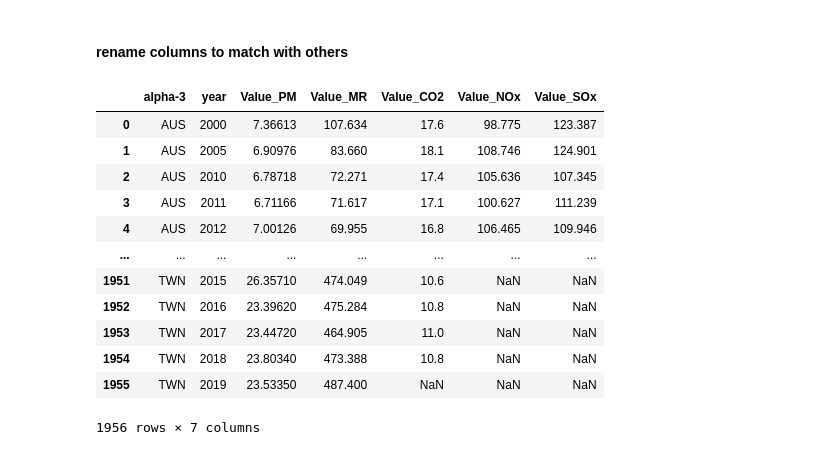
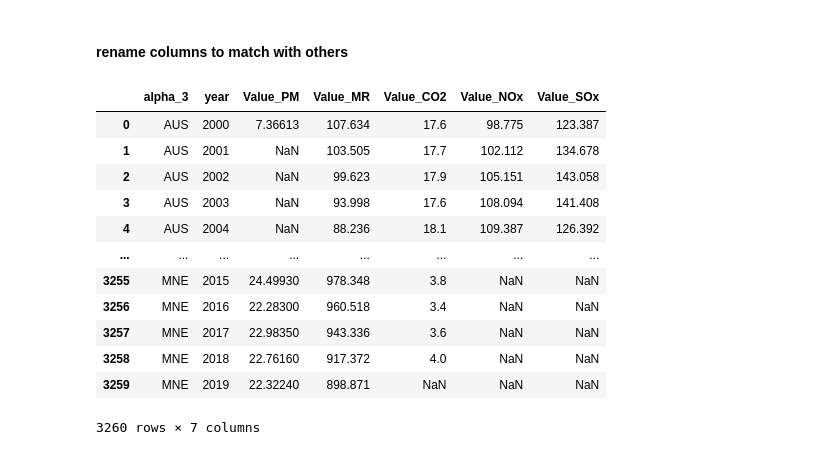
Before and after one commit to acsours/etl_coal_data, a Jupyter notebook: Pollution_exposure_effect.ipynb, the cells around one changed output. Saved outputs shown, nothing was run; the diff lists cells and outputs as text; code cells hidden in the pictures.

```diff
--- a/Pollution_exposure_effect.ipynb
+++ b/Pollution_exposure_effect.ipynb
@@ -330,0 +317,4 @@ comb_df
+# %%
+# do right join to keep all available years
+comb_df=pd.merge(poll_PM_clean,poll_mortality_clean, how='right', on=['LOCATION','TIME'], suffixes=('_PM','_MR'))
+comb_df
@@ -393,22 +445,22 @@ comb_full
 # %% [markdown]
 #### rename columns to match with others
 # %%
-comb_full=comb_full.rename(columns={'LOCATION':'alpha-3', 'TIME':'year'})
+comb_full=comb_full.rename(columns={'LOCATION':'alpha_3', 'TIME':'year'})
 comb_full
 # %% [output]
-|  | alpha-3 | year | Value_PM | Value_MR | Value_CO2 | Value_NOx | Value_SOx |
+|  | alpha_3 | year | Value_PM | Value_MR | Value_CO2 | Value_NOx | Value_SOx |
 | 0 | AUS | 2000 | 7.36613 | 107.634 | 17.6 | 98.775 | 123.387 |
-| 1 | AUS | 2005 | 6.90976 | 83.660 | 18.1 | 108.746 | 124.901 |
-| 2 | AUS | 2010 | 6.78718 | 72.271 | 17.4 | 105.636 | 107.345 |
-| 3 | AUS | 2011 | 6.71166 | 71.617 | 17.1 | 100.627 | 111.239 |
-| 4 | AUS | 2012 | 7.00126 | 69.955 | 16.8 | 106.465 | 109.946 |
+| 1 | AUS | 2001 | NaN | 103.505 | 17.7 | 102.112 | 134.678 |
+| 2 | AUS | 2002 | NaN | 99.623 | 17.9 | 105.151 | 143.058 |
+| 3 | AUS | 2003 | NaN | 93.998 | 17.6 | 108.094 | 141.408 |
+| 4 | AUS | 2004 | NaN | 88.236 | 18.1 | 109.387 | 126.392 |
 | ... | ... | ... | ... | ... | ... | ... | ... |
-| 1951 | TWN | 2015 | 26.35710 | 474.049 | 10.6 | NaN | NaN |
-| 1952 | TWN | 2016 | 23.39620 | 475.284 | 10.8 | NaN | NaN |
-| 1953 | TWN | 2017 | 23.44720 | 464.905 | 11.0 | NaN | NaN |
-| 1954 | TWN | 2018 | 23.80340 | 473.388 | 10.8 | NaN | NaN |
-| 1955 | TWN | 2019 | 23.53350 | 487.400 | NaN | NaN | NaN |
+| 3255 | MNE | 2015 | 24.49930 | 978.348 | 3.8 | NaN | NaN |
+| 3256 | MNE | 2016 | 22.28300 | 960.518 | 3.4 | NaN | NaN |
+| 3257 | MNE | 2017 | 22.98350 | 943.336 | 3.6 | NaN | NaN |
+| 3258 | MNE | 2018 | 22.76160 | 917.372 | 4.0 | NaN | NaN |
+| 3259 | MNE | 2019 | 22.32240 | 898.871 | NaN | NaN | NaN |
-1956 rows × 7 columns
+3260 rows × 7 columns
 # %%
 # USA
 
```
Also changed, not shown: parts of 13 cells of this notebook, 1 other file.
